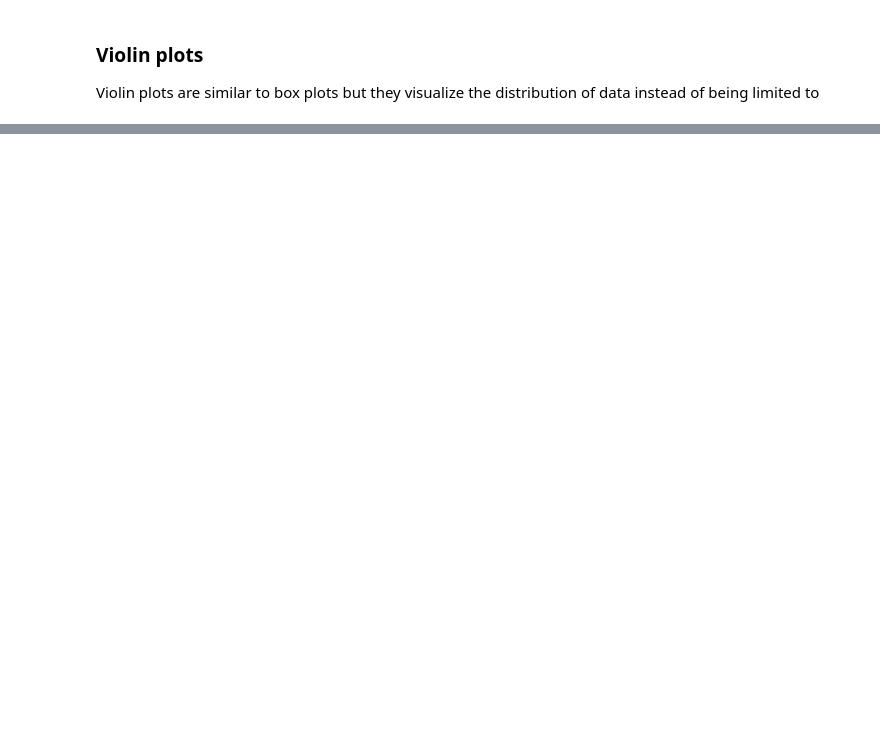
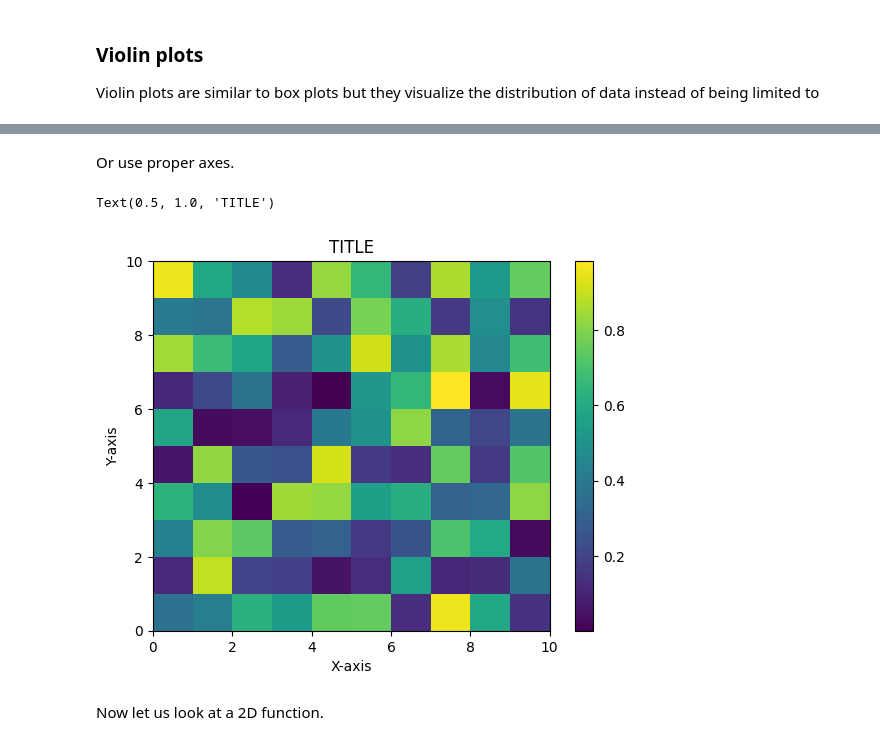
Before and after one commit to Harshavardhan-BV/IntroToPy, a Jupyter notebook: Lectures/09-Matplotlib.ipynb, the cells around one changed output, grey strips where cells are left out. Drawn from its saved outputs; the diff is of its cells as text; code cells hidden in the pictures; blank space fills up the shorter version.

```diff
--- a/Lectures/09-Matplotlib.ipynb
+++ b/Lectures/09-Matplotlib.ipynb
@@ -453,0 +487,14 @@ Text(0.5, 1.0, 'TITLE')
+# %% [markdown]
+Or use proper axes.
+# %%
+plt.pcolormesh(mat)
+plt.colorbar()
+
+plt.xlabel('X-axis')
+plt.ylabel('Y-axis')
+plt.title('TITLE')
+# %% [output]
+Text(0.5, 1.0, 'TITLE')
+[figure, added]
+# %% [markdown]
+Now let us look at a 2D function.
```
Also changed, not shown: parts of 44 cells of this notebook, 1 other file.
